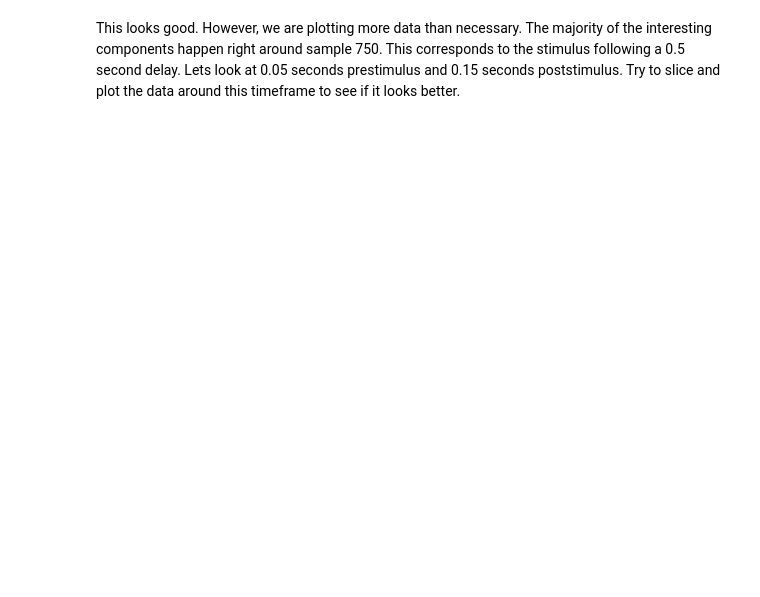
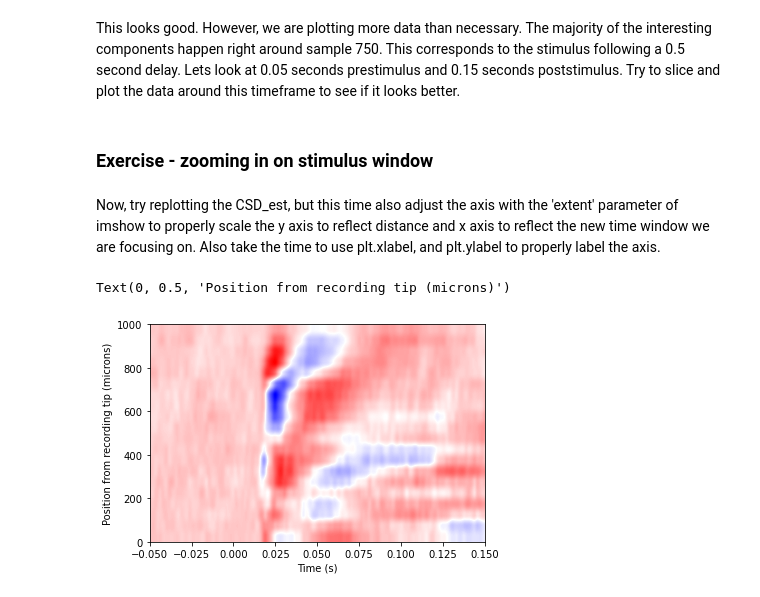
Before and after one commit to svdavid/NEUS642, a Jupyter notebook: notebooks/week6_02-08_CSD/week6_CSD_base.ipynb, the cells around one changed output. Cells and saved outputs as stored; diff of their text form; code cells hidden in the pictures; blank space fills up the shorter version.

```diff
--- a/notebooks/week6_02-08_CSD/week6_CSD_base.ipynb
+++ b/notebooks/week6_02-08_CSD/week6_CSD_base.ipynb
@@ -220,3 +289,3 @@ Using the channel maps provided above slice out the center column of electrodes
 # %%
-lfp_tavg_cent = lfp_tavg[center_ch_nums]
-mua_tavg_cent = mua_tavg[center_ch_nums]
+lfp_tavg_cent = lfp_tavg[center_ch_nums, :]
+mua_tavg_cent = mua_tavg[center_ch_nums, :]
@@ -246,0 +343,13 @@ Try to convert the equation from up above into code with the channel spacing, de
+# %%
+#delta z
+ch_spacing = 50
+
+#defining electrode sites for the 3 point equation
+
+V0 = CSD_formatted[0 + 1, :] # voltage at the site we want to estimate at
+Va = CSD_formatted[0, :]     # voltage at the site above
+Vb = CSD_formatted[0 + 2, :] # voltage at the site below
+
+#estimate the CSD at one site with the 3 point equation
+
+CSD_est = (Vb + Va - 2*V0)/(ch_spacing)**2
@@ -247,12 +370,8 @@ Try to convert the equation from up above into code with the channel spacing, de
 # %%
-#delta z
-ch_spacing = 50
-
-#initialize a vector of expected output
-CSD_est = np.zeros_like(lfp_tavg_cent[:20, :])
+# Answer
 
 #loop through each channel and estimate the CSD along the time dimension
-for i in range(0, 20):
+for i in range(0, len(lfp_tavg_cent) -2):
     V0 = CSD_formatted[i + 1, :]
     Va = CSD_formatted[i, :]
     Vb = CSD_formatted[i + 2, :]
@@ -272,10 +394,23 @@ plt.imshow(CSD_est, origin = 'lower', aspect = 'auto', cmap = 'bwr')
 # %% [markdown]
 This looks good. However, we are plotting more data than necessary. The majority of the interesting components happen right around sample 750. This corresponds to the stimulus following a 0.5 second delay. Lets look at 0.05 seconds prestimulus and 0.15 seconds poststimulus. Try to slice and plot the data around this timeframe to see if it looks better.
+# %% [markdown]
+### Exercise - zooming in on stimulus window
+# %%
+# Answer
+stim = 750
+
+prestim = stim - int((0.05*fs))
+poststim = stim + int((0.15*fs))
+
+CSD_est = CSD_est[:, prestim:poststim]
+# %% [markdown]
+Now, try replotting the CSD_est, but this time also adjust the axis with the 'extent' parameter of imshow to properly scale the y axis to reflect distance and x axis to reflect the new time window we are focusing on. Also take the time to use plt.xlabel, and plt.ylabel to properly label the axis.
 # %%
-#define time for plotting
-prestim = 750/1500
-poststim = 1650/1500
-time = np.arange(-prestim, poststim, 1/fs)
-mask = (time > -.05) & (time < 0.15)
+# Answer
 plt.figure()
-plt.imshow(CSD_est[:, mask], extent = [-.05, .15, 0, 1000], origin = 'lower', aspect = 'auto', vmin = - .001, vmax = .001, cmap = 'bwr')
+plt.imshow(CSD_est, extent = [-.05, .15, 0, 1000], origin = 'lower', aspect = 'auto', cmap = 'bwr')
+plt.xlabel("Time (s)")
+plt.ylabel("Position from recording tip (microns)")
+# %% [output]
+Text(0, 0.5, 'Position from recording tip (microns)')
+[figure, added]
```
Also changed, not shown: parts of 77 cells of this notebook, 1 other file.
